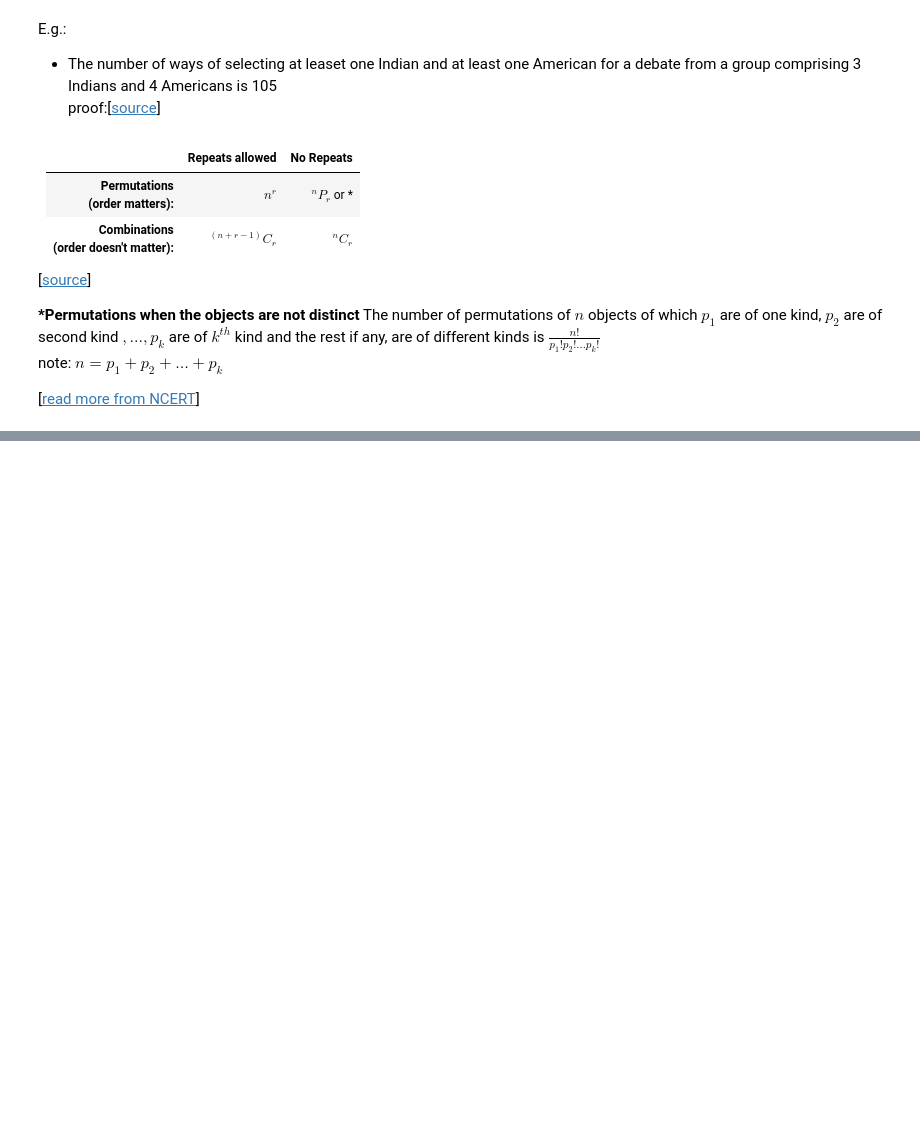
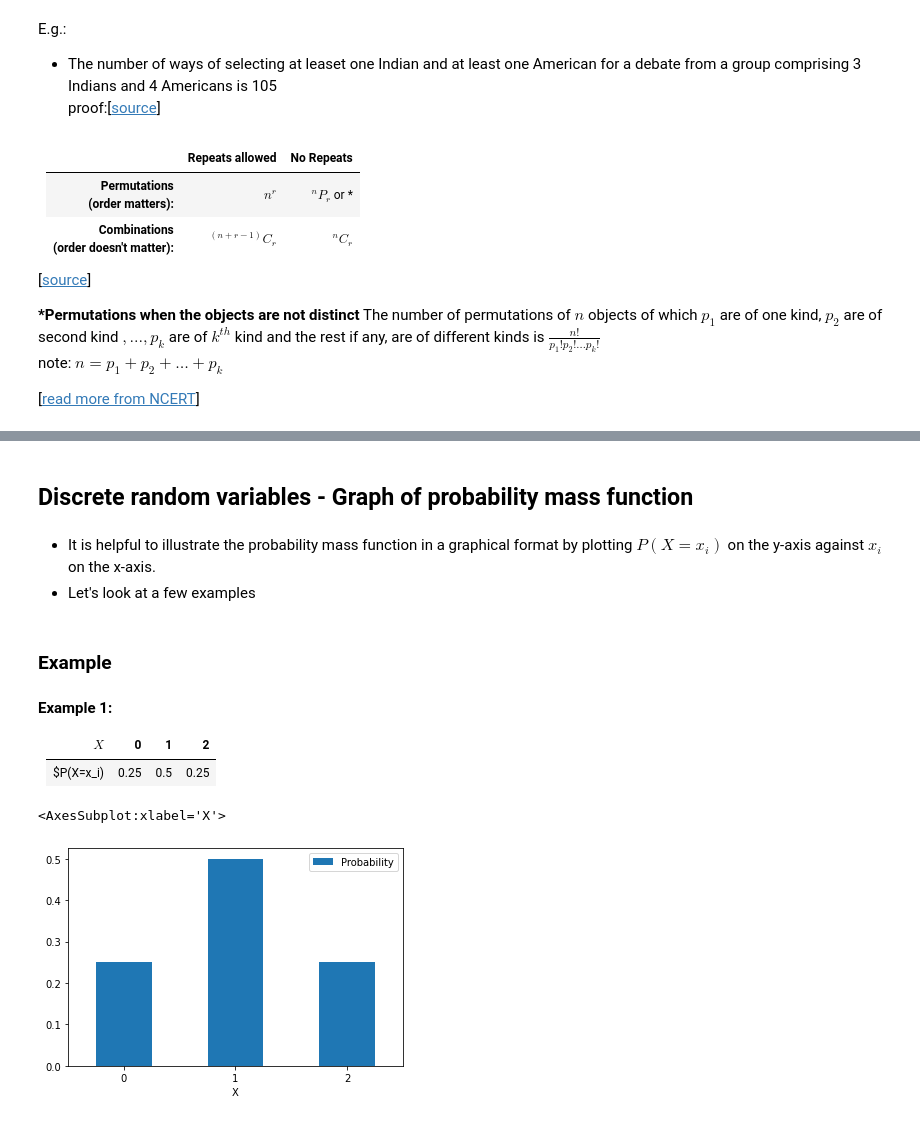
Before and after one commit to arun-jathari/academics, a Jupyter notebook: Stats 1.ipynb, the cells around one changed output, grey strips where cells are left out. Saved outputs shown, nothing was run; the diff lists cells and outputs as text; code cells hidden in the pictures; blank space fills up the shorter version.

```diff
--- a/Stats 1.ipynb
+++ b/Stats 1.ipynb
@@ -692,0 +1061,21 @@ note: $n = p_1+p_2+\dots+p_k$
+# %% [markdown]
+## Discrete random variables - Graph of probability mass function
+# %% [markdown]
+- It is helpful to illustrate the probability mass function in a graphical format by plotting $P(X=x_i)$ on the y-axis against $x_i$ on the x-axis.
+- Let's look at a few examples
+# %% [markdown]
+### Example
+# %% [markdown]
+__Example 1:__
+
+|$X$|0|1|2|
+|--|--|--|--|
+|$P(X=x_i)|0.25|0.5|0.25|
+# %%
+# p.m.f
+import pandas as pd
+df = pd.DataFrame({'X':[0,1,2],'Probability':[0.25,0.5,0.25]})
+df.plot.bar(x='X',y='Probability',rot=0)
+# %% [output]
+<AxesSubplot:xlabel='X'>
+[figure, added]
```
Also changed, not shown: parts of 223 cells of this notebook, 28 other files.
